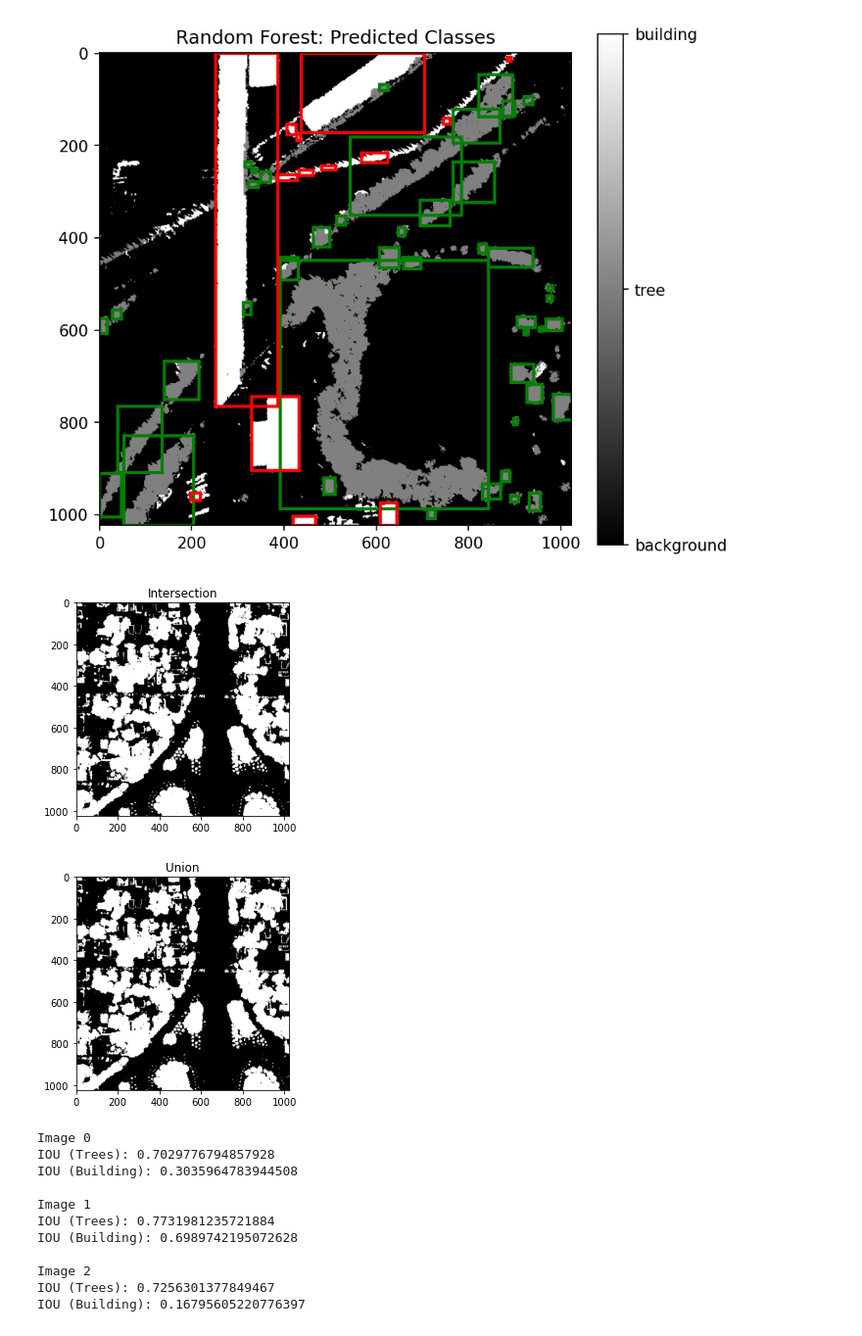
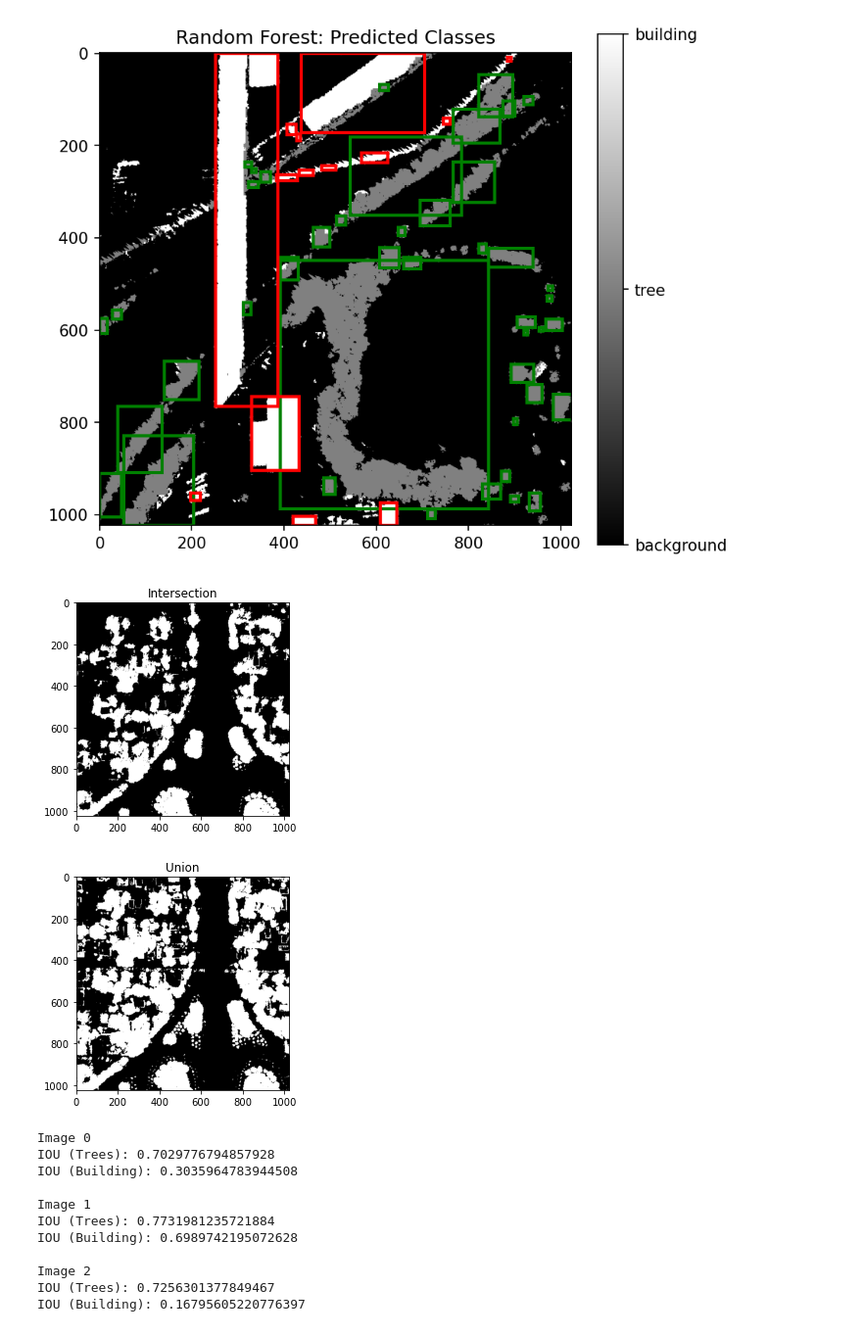
Before and after one commit to YuvrajSinghAutomotive/remoteSensingObjectDetection, a Jupyter notebook: testOldClassifiersBuildingsTreesOnly.ipynb, the cells around one changed output. Shown at 98% size. Drawn from its saved outputs; the diff is of its cells as text; code cells hidden in the pictures.

```diff
--- a/testOldClassifiersBuildingsTreesOnly.ipynb
+++ b/testOldClassifiersBuildingsTreesOnly.ipynb
@@ -338,13 +338,13 @@ buildingIntersection = predBuilding*actualBuilding
 buildingUnion = ((predBuilding+actualBuilding)>0).astype(np.uint8)
 # %%
 plt.figure()
-plt.imshow(treeUnion[0],cmap='gray')
+plt.imshow(treeIntersection[0],cmap='gray')
 plt.title('Intersection')
 plt.figure()
 plt.imshow(treeUnion[0],cmap='gray')
 plt.title('Union')
 plt.show()
 # %% [output]
-[figure, old version]
+[figure, new version]
 [figure]
 # %%
```
Also changed, not shown: parts of 1 cell of this notebook, 3 other files.
